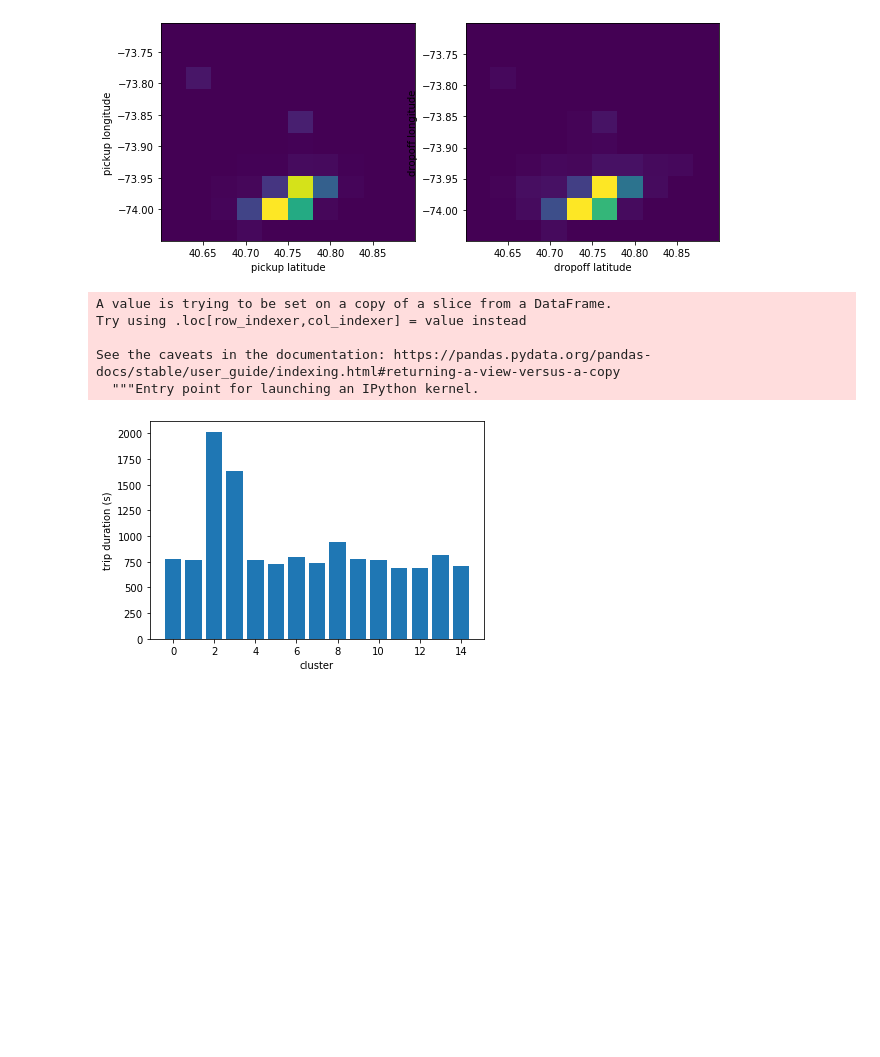
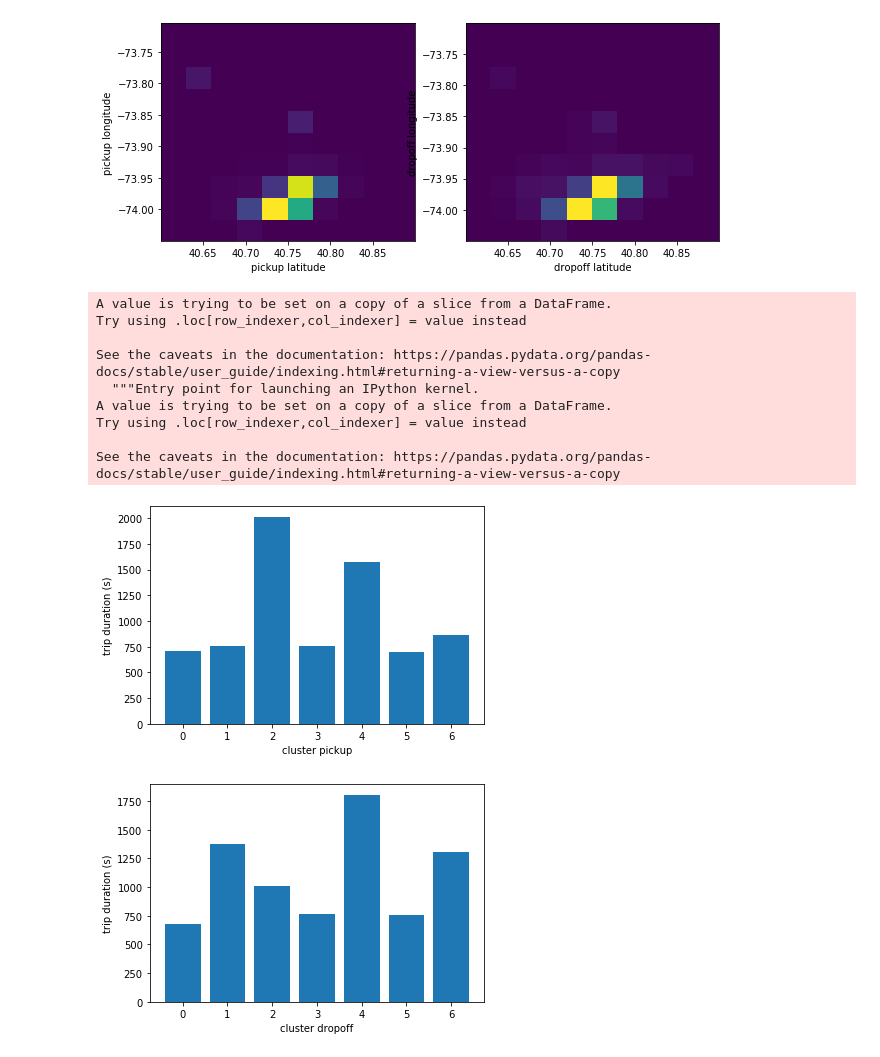
Before and after one commit to aemi-dev/td_taxidriver, a Jupyter notebook: precisePrediction.ipynb, the cells around one changed output. Cells and saved outputs as stored; diff of their text form; code cells hidden in the pictures; blank space fills up the shorter version.

Commit message:
clustering dropoff

```diff
--- a/precisePrediction.ipynb
+++ b/precisePrediction.ipynb
@@ -35,12 +35,14 @@ dfDrop['pickupHour'] = pickupDatetime.dt.hour
 dfDrop['pickupDayOfWeek'] = pickupDatetime.dt.dayofweek
 dfDrop['pickupWeekOfYear'] = pickupDatetime.dt.weekofyear
 dfDrop['pickupDayOfYear'] = pickupDatetime.dt.dayofyear
+dfDrop['pickupMonth'] = pickupDatetime.dt.month
 
 # Pareil pour le dropoff
 dfDrop['dropoffHour'] = dropoffDatetime.dt.hour
 dfDrop['dropoffDayOfWeek'] = dropoffDatetime.dt.dayofweek
 dfDrop['dropoffWeekOfYear'] = dropoffDatetime.dt.weekofyear
 dfDrop['dropoffDayOfYear'] = dropoffDatetime.dt.dayofyear
+dfDrop['dropoffMonth'] = dropoffDatetime.dt.month
 # %%
 plt.hist(np.log10(df.trip_duration.values))
 plt.xlabel('log10(trip_duration)')
@@ -231,6 +258,6 @@ fig.show()
 # %%
-# On voit avec ces graphiques que globalement le vendeur 2 met un peu plus de temps que le vendeur 1 mais surtout que la date de pickup ou de dropoff donne des courbes presques parfaitement similaire, on peut donc n'en garder qu'une des deux. On choisit de garder pickup
-dropCols = ['vendor_id','dropoffDayOfWeek','dropoffWeekOfYear','dropoffDayOfYear','dropoffHour']
+# On voit avec ces graphiques que globalement le vendeur 2 met un peu plus de temps que le vendeur 1 mais surtout que la date de pickup ou de dropoff donne des courbes presques parfaitement similaires, on peut donc n'en garder qu'une des deux. On choisit de garder pickup. De plus, les carbes sont presques plate pour les mois, l'écart est de moins de 100, je ne suis pas sûr qu'il soit cohérent de les garder
+dropCols = ['vendor_id','dropoffDayOfWeek','dropoffWeekOfYear','dropoffDayOfYear','dropoffHour','dropoffMonth']
 dfWithoutUseless = dfWithoutPCount.drop(dropCols,axis=1)
 # %%
 fig, (ax1,ax2) = plt.subplots(1,2,figsize=(10,4),sharey=True)
@@ -265,20 +292,36 @@ fig.show()
 [figure]
 # %%
 # On a supprimer les locations trop éloignée, on va maintenant faire un cluqtering des pickups
-kmeanPickup = KMeans(n_clusters=15,random_state=2,n_init=1).fit(dfGood[['pickup_longitude','pickup_latitude']])
+kmeanPickup = KMeans(n_clusters=7,random_state=2,n_init=1).fit(dfGood[['pickup_longitude','pickup_latitude']])
+kmeanDropoff = KMeans(n_clusters=7,random_state=2,n_init=1).fit(dfGood[['dropoff_longitude','dropoff_latitude']])
 # %%
-dfGood['cluster'] = kmeanPickup.labels_
-tripdurationByCluster = dfGood.groupby('cluster')[['trip_duration']].mean()
+dfGood['clusterPickup'] = kmeanPickup.labels_
+dfGood['clusterDropoff'] = kmeanDropoff.labels_
+
+tripdurationByCluster = dfGood.groupby('clusterPickup')[['trip_duration']].mean()
 tripdurationByCluster.reset_index(inplace=True)
 
-plt.bar(tripdurationByCluster.cluster.values, tripdurationByCluster.trip_duration.values)
-plt.xlabel('cluster')
+tripdurationByCluster_ = dfGood.groupby('clusterDropoff')[['trip_duration']].mean()
+tripdurationByCluster_.reset_index(inplace=True)
+
+plt.bar(tripdurationByCluster.clusterPickup.values, tripdurationByCluster.trip_duration.values)
+plt.xlabel('cluster pickup')
 plt.ylabel('trip duration (s)')
 plt.show()
+
+plt.bar(tripdurationByCluster_.clusterDropoff.values, tripdurationByCluster_.trip_duration.values)
+plt.xlabel('cluster dropoff')
+plt.ylabel('trip duration (s)')
+plt.show()
 # %% [output]
 A value is trying to be set on a copy of a slice from a DataFrame.
 Try using .loc[row_indexer,col_indexer] = value instead
 
 See the caveats in the documentation: https://pandas.pydata.org/pandas-docs/stable/user_guide/indexing.html#returning-a-view-versus-a-copy
   """Entry point for launching an IPython kernel.
+A value is trying to be set on a copy of a slice from a DataFrame.
+Try using .loc[row_indexer,col_indexer] = value instead
+
+See the caveats in the documentation: https://pandas.pydata.org/pandas-docs/stable/user_guide/indexing.html#returning-a-view-versus-a-copy
-[figure, old version]
+[figure, new version]
+[figure, added]
```
Also changed, not shown: parts of 13 cells of this notebook, 1 other file.
